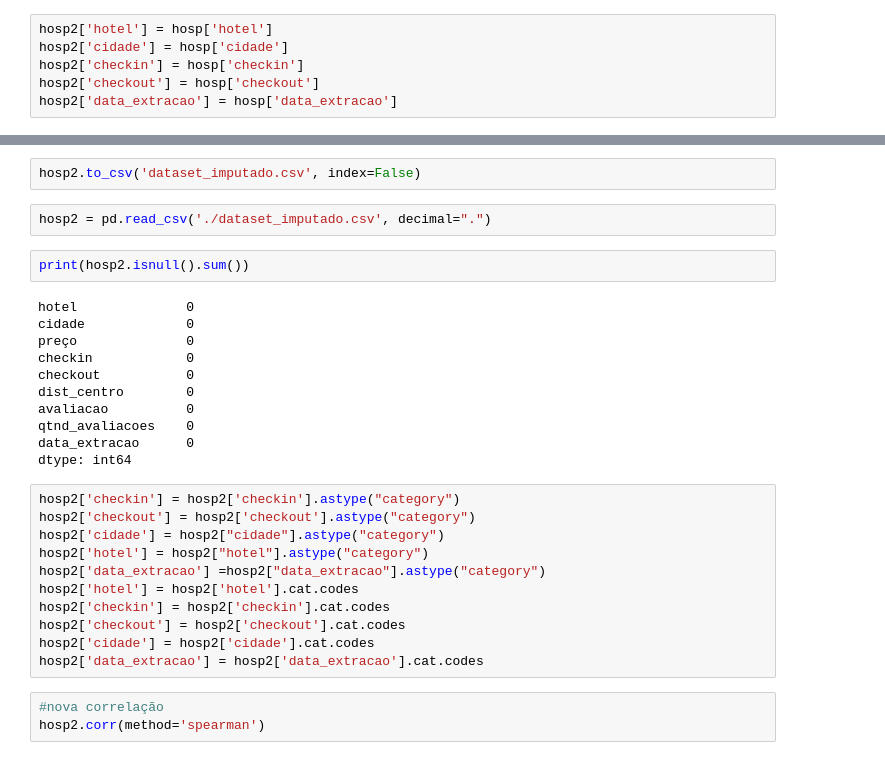
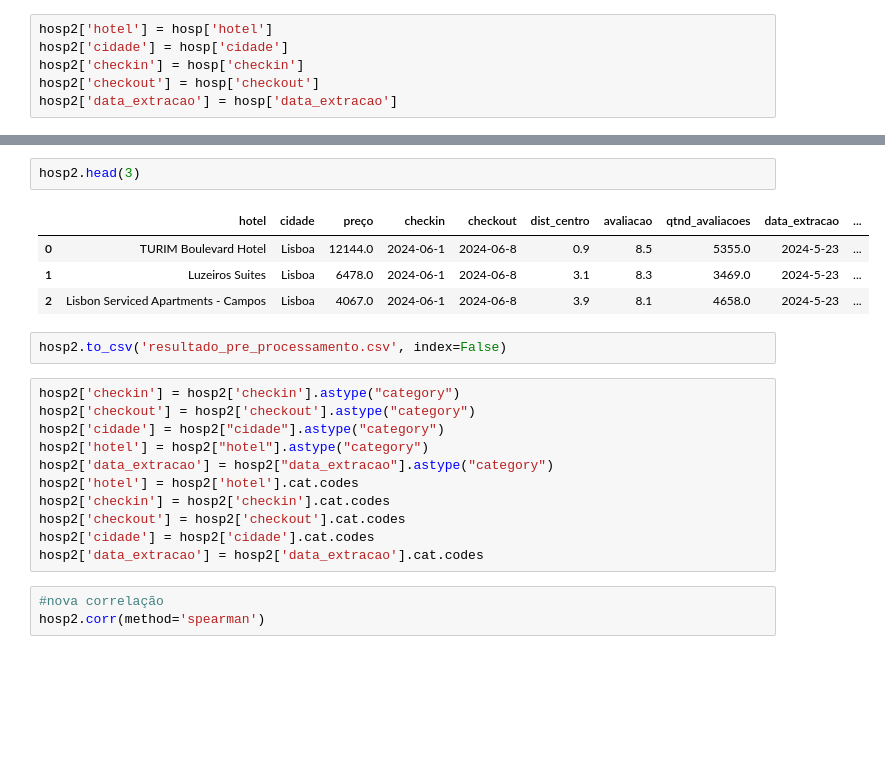
Before and after one commit to clarabarretto/data-science, a Jupyter notebook: pre-processing/pre-processing.ipynb, the cells around one changed output, grey strips where cells are left out. Drawn from its saved outputs; the diff is of its cells as text; blank space fills up the shorter version.

```diff
--- a/pre-processing/pre-processing.ipynb
+++ b/pre-processing/pre-processing.ipynb
@@ -191,26 +326,18 @@ hosp2['data_extracao'] = hosp['data_extracao']
+# %%
+hosp2.head(3)
+# %% [output]
+|  | hotel | cidade | preço | checkin | checkout | dist_centro | avaliacao | qtnd_avaliacoes | data_extracao | ... |
+| 0 | TURIM Boulevard Hotel | Lisboa | 12144.0 | 2024-06-1 | 2024-06-8 | 0.9 | 8.5 | 5355.0 | 2024-5-23 | ... |
+| 1 | Luzeiros Suites | Lisboa | 6478.0 | 2024-06-1 | 2024-06-8 | 3.1 | 8.3 | 3469.0 | 2024-5-23 | ... |
+| 2 | Lisbon Serviced Apartments - Campos | Lisboa | 4067.0 | 2024-06-1 | 2024-06-8 | 3.9 | 8.1 | 4658.0 | 2024-5-23 | ... |
 # %%
-hosp2.to_csv('dataset_imputado.csv', index=False)
+hosp2.to_csv('resultado_pre_processamento.csv', index=False)
-# %%
-hosp2 = pd.read_csv('./dataset_imputado.csv', decimal=".")
-# %%
-print(hosp2.isnull().sum())
-# %% [output]
-hotel              0
-cidade             0
-preço              0
-checkin            0
-checkout           0
-dist_centro        0
-avaliacao          0
-qtnd_avaliacoes    0
-data_extracao      0
-dtype: int64
 # %%
 hosp2['checkin'] = hosp2['checkin'].astype("category")
 hosp2['checkout'] = hosp2['checkout'].astype("category")
 hosp2['cidade'] = hosp2["cidade"].astype("category")
 hosp2['hotel'] = hosp2["hotel"].astype("category")
-hosp2['data_extracao'] =hosp2["data_extracao"].astype("category")
+hosp2['data_extracao'] = hosp2["data_extracao"].astype("category")
 hosp2['hotel'] = hosp2['hotel'].cat.codes
 hosp2['checkin'] = hosp2['checkin'].cat.codes
 hosp2['checkout'] = hosp2['checkout'].cat.codes
```
Also changed, not shown: parts of 18 cells of this notebook, 4 other files.
